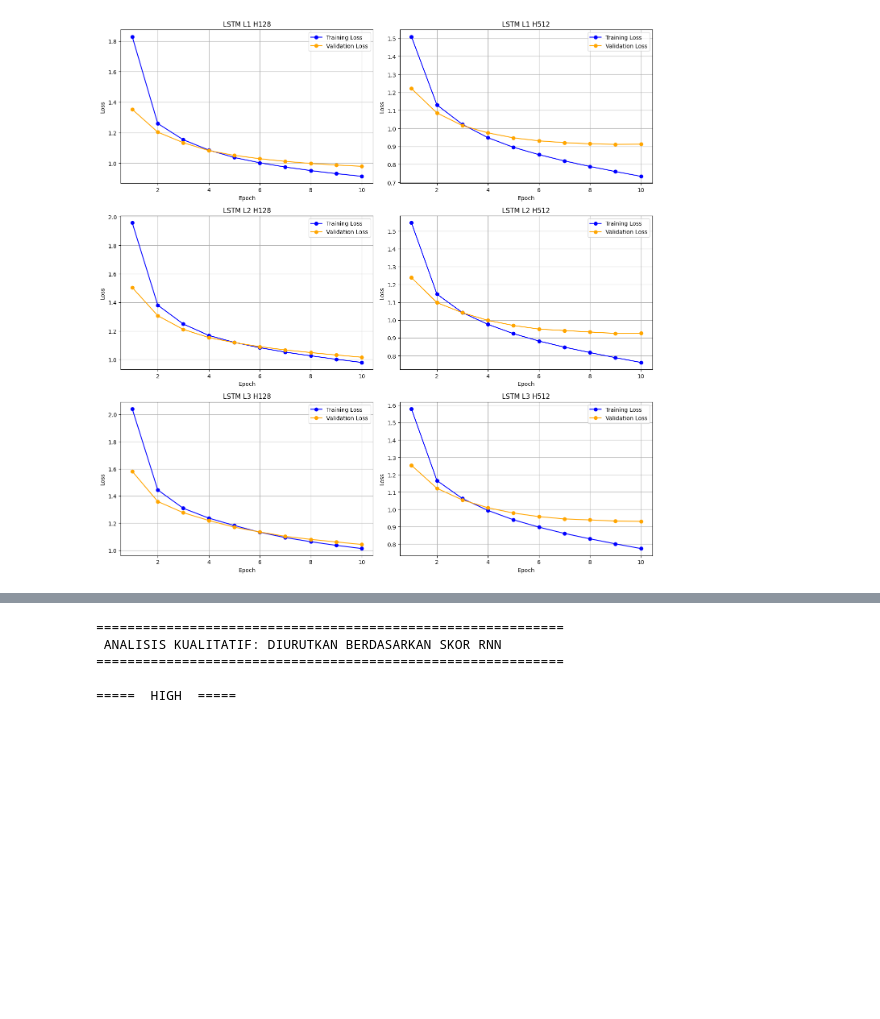
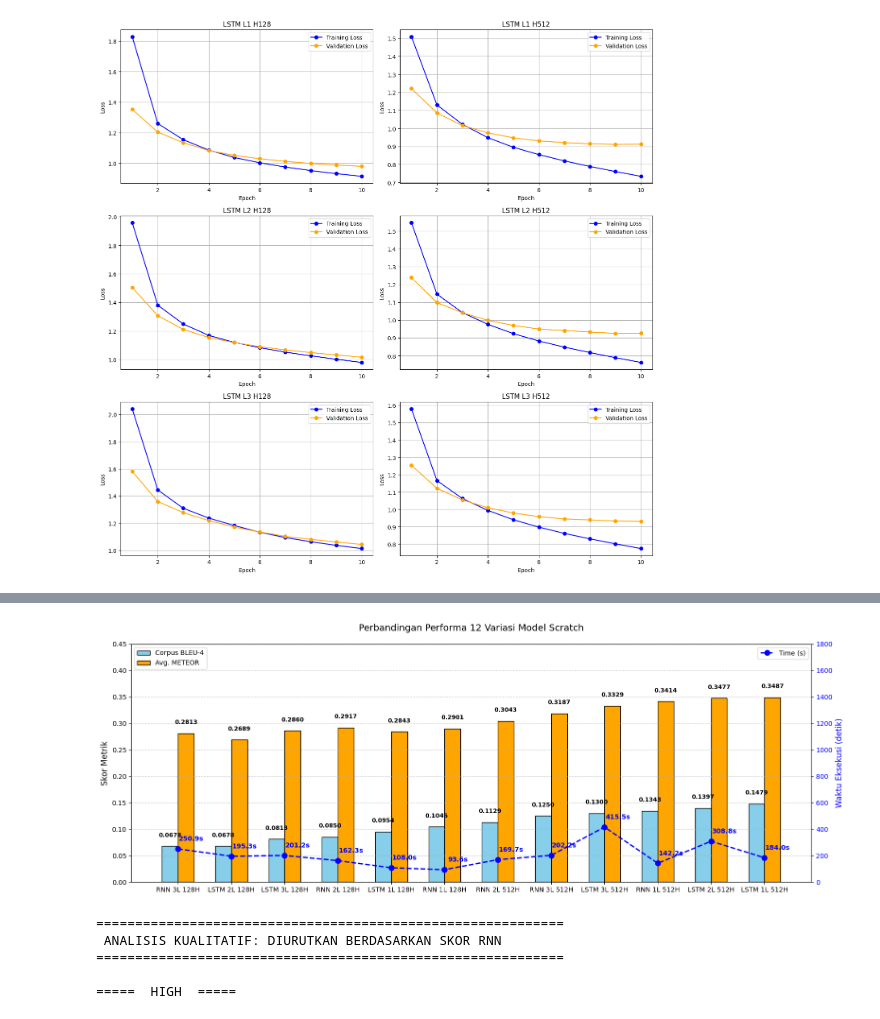
Before and after one commit to Azzkaaaa/Tugas-Besar-ML-2, a Jupyter notebook: src/notebook/rnn_ltsm_experiments.ipynb, the cells around one changed output, grey strips where cells are left out. Drawn from its saved outputs; the diff is of its cells as text; code cells hidden in the pictures; blank space fills up the shorter version.

```diff
--- a/src/notebook/rnn_ltsm_experiments.ipynb
+++ b/src/notebook/rnn_ltsm_experiments.ipynb
@@ -644,3 +691,51 @@ plt.show()
+# %%
+df_sorted_results = df_results.sort_values(by='Corpus BLEU-4', ascending=True)
+df_sorted_results['Label'] = df_sorted_results['Model'] + ' ' + df_sorted_results['Layers'].astype(str)+'L '+df_sorted_results['Hidden Size'].astype(str)+'H'
+
+fig, ax1 = plt.subplots(figsize=(16, 6))
+
+x = np.arange(len(df_sorted_results))
+width = 0.3
+
+rects1 = ax1.bar(x - width/2, df_sorted_results['Corpus BLEU-4'], width, label='Corpus BLEU-4', color='skyblue', edgecolor='black')
+rects2 = ax1.bar(x + width/2, df_sorted_results['Avg. METEOR'], width, label='Avg. METEOR', color='orange', edgecolor='black')
+
+ax1.set_ylabel('Skor Metrik', fontsize=12)
+ax1.set_title('Perbandingan Performa 12 Variasi Model Scratch', fontsize=14, pad=20)
+ax1.set_xticks(x)
+ax1.set_xticklabels(df_sorted_results['Label'], fontsize=10)
+ax1.set_ylim(0, 0.45)
+ax1.legend(loc='upper left')
+ax1.grid(axis='y', linestyle='--', alpha=0.7)
+
+ax2 = ax1.twinx()
+ax2.plot(x, df_sorted_results['Time'], color='blue', marker='o', markersize=8, linestyle='--', linewidth=2, label='Time (s)')
+ax2.set_ylabel('Waktu Eksekusi (detik)', color='blue', fontsize=12)
+ax2.tick_params(axis='y', labelcolor='blue')
+ax2.set_ylim(0, 1800)
+ax2.legend(loc='upper right')
+
+def autolabel(rects):
+    for rect in rects:
+        height = rect.get_height()
+        ax1.annotate(f'{height:.4f}',
+                    xy=(rect.get_x() + rect.get_width() / 2, height),
+                    textcoords="offset points",
+                    xytext=(0, 12),
+                    ha='center', va='bottom', fontsize=9, fontweight='bold')
+
+autolabel(rects1)
+autolabel(rects2)
+
+for i, txt in enumerate(df_sorted_results['Time']):
+    ax2.annotate(f'{txt:.1f}s', (x[i], df_sorted_results['Time'].iloc[i]),
+                 textcoords="offset points", xytext=(20, 12),
+                 ha='center', color='blue', weight='bold', fontsize=10)
+
+plt.tight_layout()
+plt.show()
+# %% [output]
+[figure, added]
 # %%
 def display_dual_model_comparison(results_rnn, results_lstm, test_image_ids, img_dir, sort_by='RNN'):
     base_results = results_rnn if sort_by == 'RNN' else results_lstm
```
Also changed, not shown: parts of 2 cells of this notebook.
